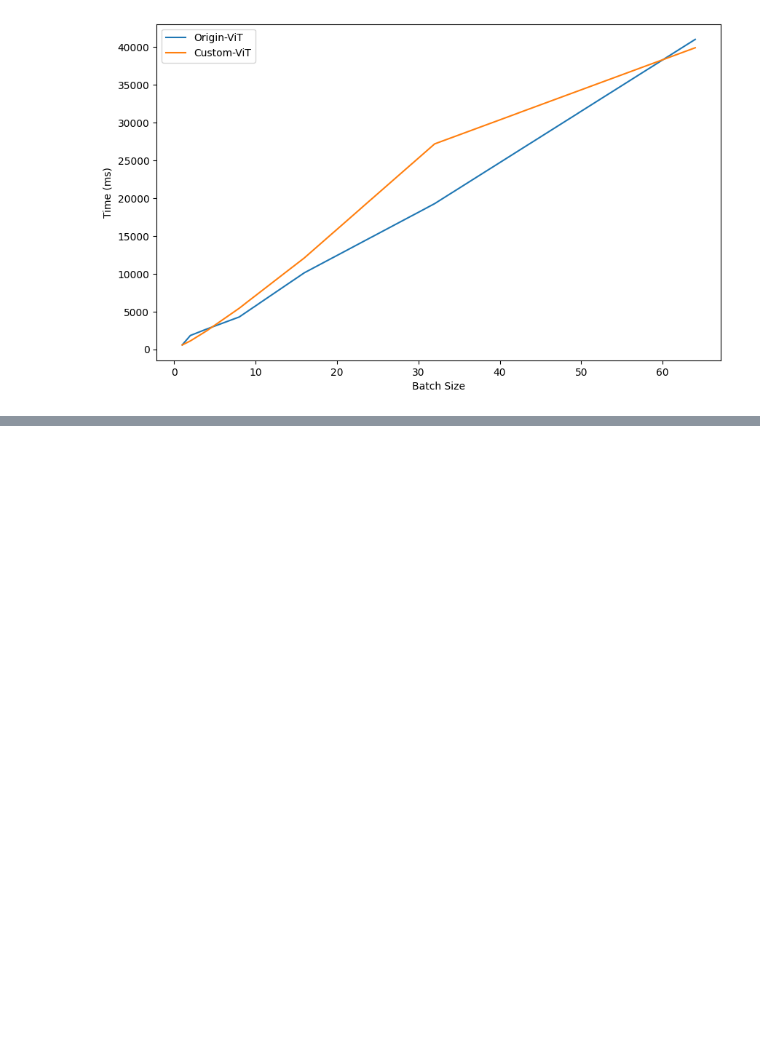
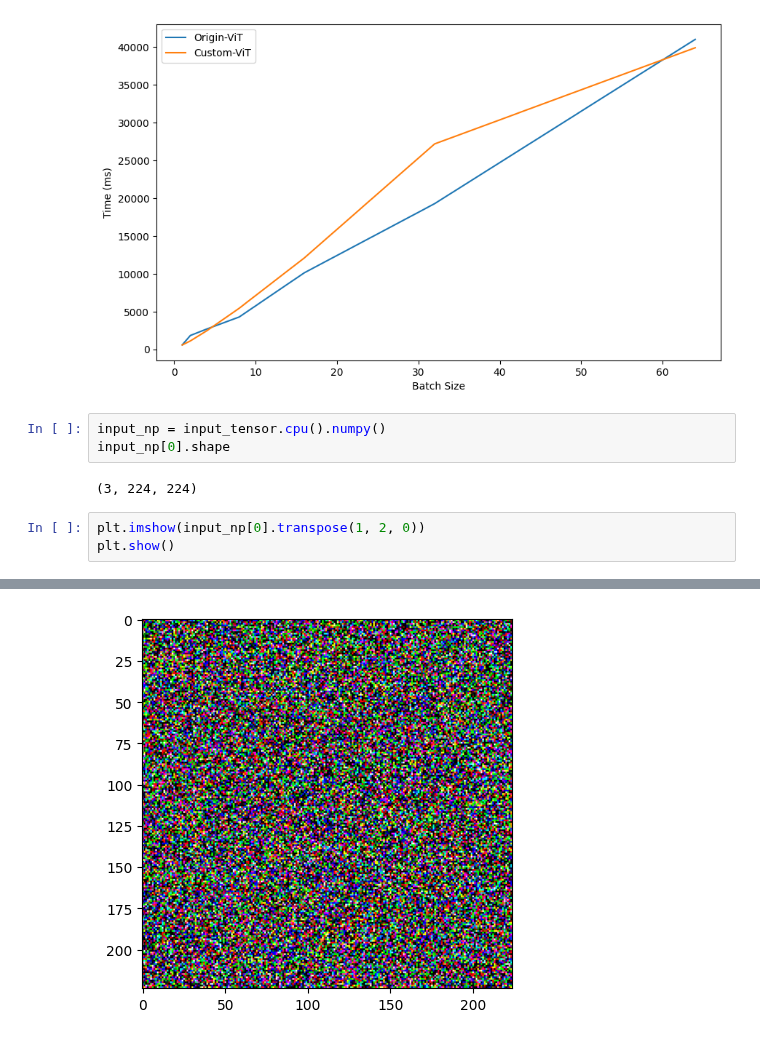
Before and after one commit to hun9008/AI_TeamProject_24FW-, a Jupyter notebook: inference_time.ipynb, the cells around one changed output, grey strips where cells are left out. Cells and saved outputs as stored; diff of their text form; blank space fills up the shorter version.

```diff
--- a/inference_time.ipynb
+++ b/inference_time.ipynb
@@ -170,3 +170,12 @@ plt.ylabel("Time (ms)")
 plt.show()
 # %% [output]
 [figure]
+# %%
+input_np = input_tensor.cpu().numpy()
+input_np[0].shape
+# %% [output]
+(3, 224, 224)
+# %%
+plt.imshow(input_np[0].transpose(1, 2, 0))
+plt.show()
+# %% [output]
@@ -172,0 +183 @@ plt.show()
+[figure, added]
```
Also changed, not shown: parts of 1 cell of this notebook.
